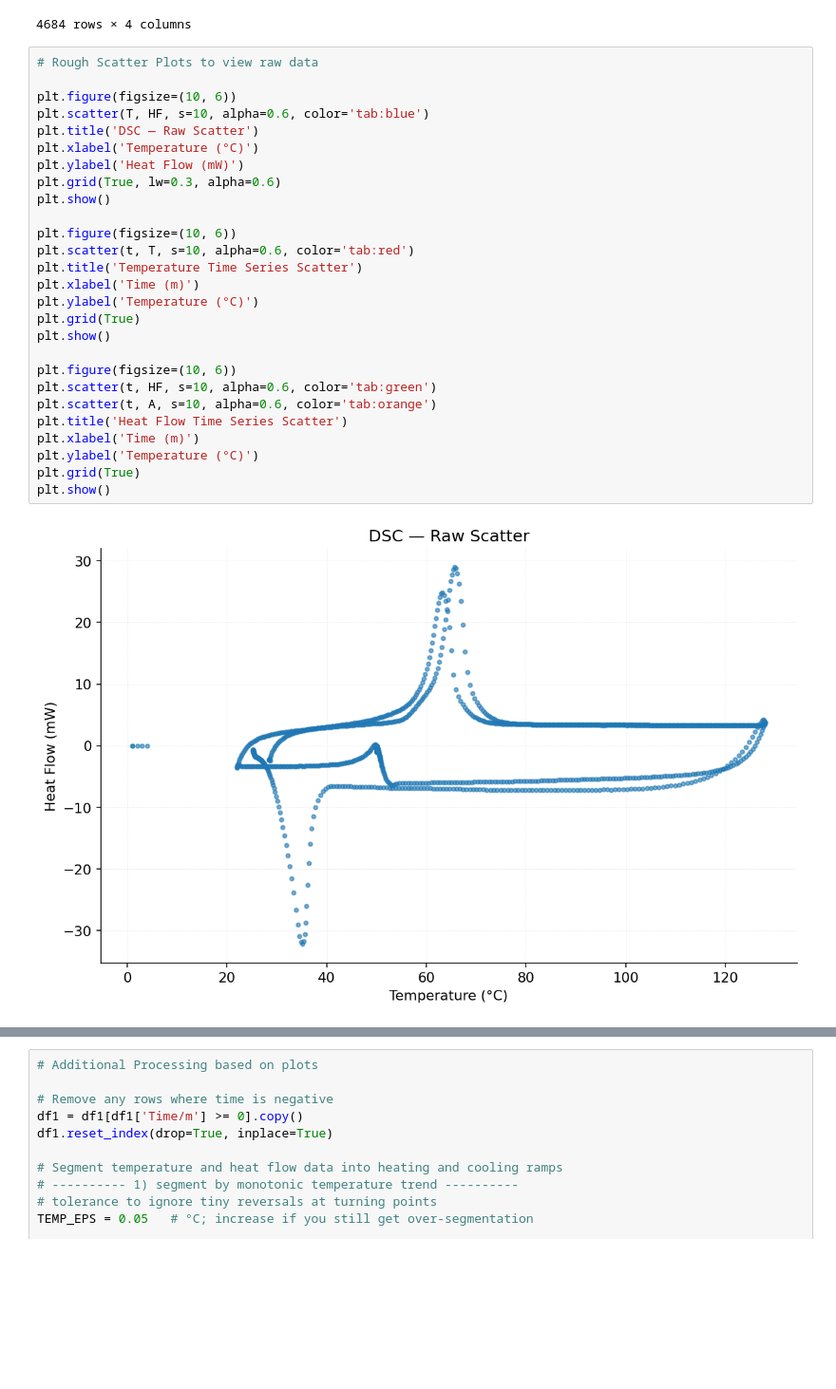
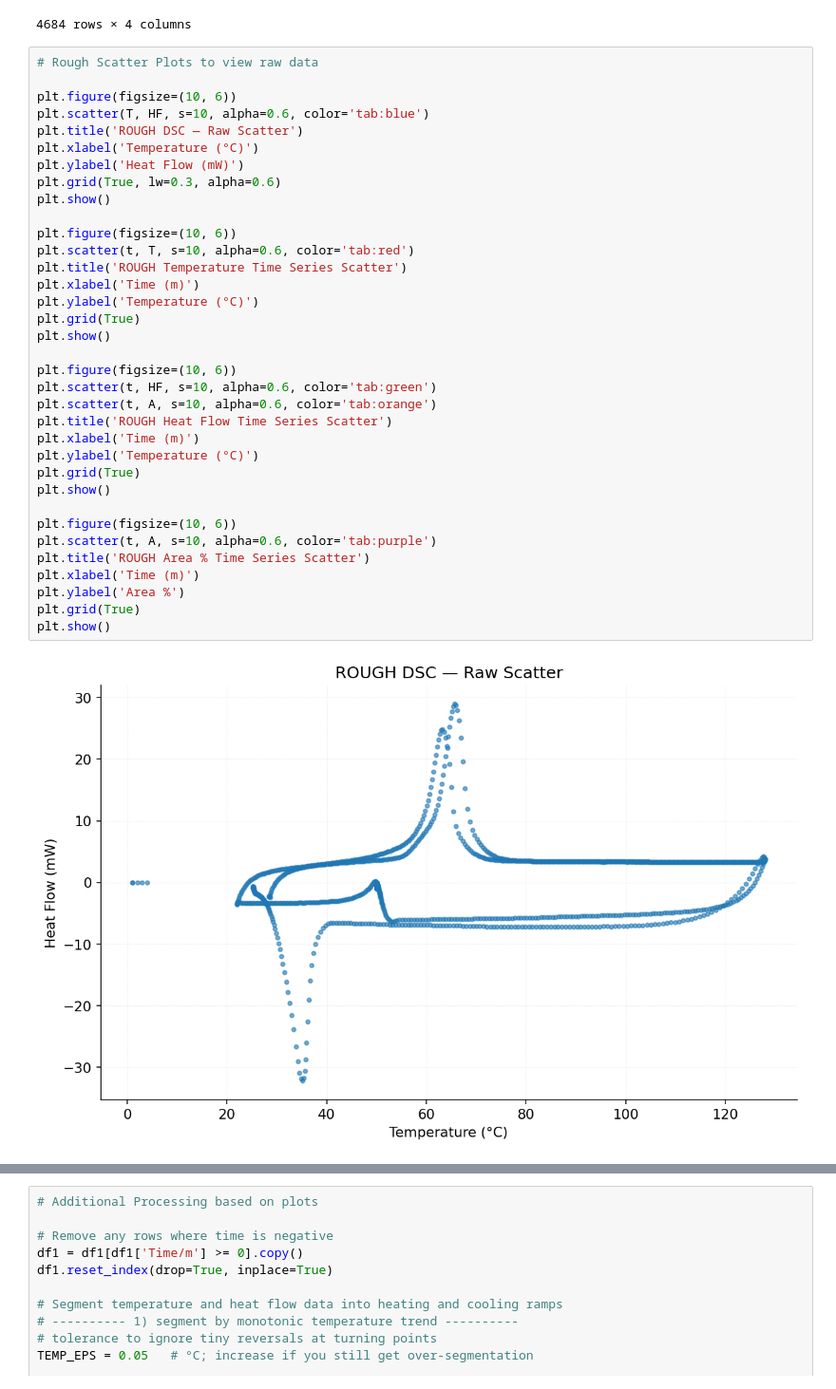
Before and after one commit to Thomas-J-Fish/II_Materials, a Jupyter notebook: P3_Polymer_Crystallisation/PEO50_analysis.ipynb, the cells around one changed output, grey strips where cells are left out. Shown at 95% size. Drawn from its saved outputs; the diff is of its cells as text; blank space fills up the shorter version.

```diff
--- a/P3_Polymer_Crystallisation/PEO50_analysis.ipynb
+++ b/P3_Polymer_Crystallisation/PEO50_analysis.ipynb
@@ -61,29 +61,37 @@ df1.head(-10)
 # %%
 # Rough Scatter Plots to view raw data
 
 plt.figure(figsize=(10, 6))
 plt.scatter(T, HF, s=10, alpha=0.6, color='tab:blue')
-plt.title('DSC — Raw Scatter')
+plt.title('ROUGH DSC — Raw Scatter')
 plt.xlabel('Temperature (°C)')
 plt.ylabel('Heat Flow (mW)')
 plt.grid(True, lw=0.3, alpha=0.6)
 plt.show()
 
 plt.figure(figsize=(10, 6))
 plt.scatter(t, T, s=10, alpha=0.6, color='tab:red')
-plt.title('Temperature Time Series Scatter')
+plt.title('ROUGH Temperature Time Series Scatter')
 plt.xlabel('Time (m)')
 plt.ylabel('Temperature (°C)')
 plt.grid(True)
 plt.show()
 
 plt.figure(figsize=(10, 6))
 plt.scatter(t, HF, s=10, alpha=0.6, color='tab:green')
 plt.scatter(t, A, s=10, alpha=0.6, color='tab:orange')
-plt.title('Heat Flow Time Series Scatter')
+plt.title('ROUGH Heat Flow Time Series Scatter')
 plt.xlabel('Time (m)')
 plt.ylabel('Temperature (°C)')
 plt.grid(True)
 plt.show()
+
+plt.figure(figsize=(10, 6))
+plt.scatter(t, A, s=10, alpha=0.6, color='tab:purple')
+plt.title('ROUGH Area % Time Series Scatter')
+plt.xlabel('Time (m)')
+plt.ylabel('Area %')
+plt.grid(True)
+plt.show()
 # %% [output]
-[figure, old version]
+[figure, new version]
```
Also changed, not shown: parts of 3 cells of this notebook.
